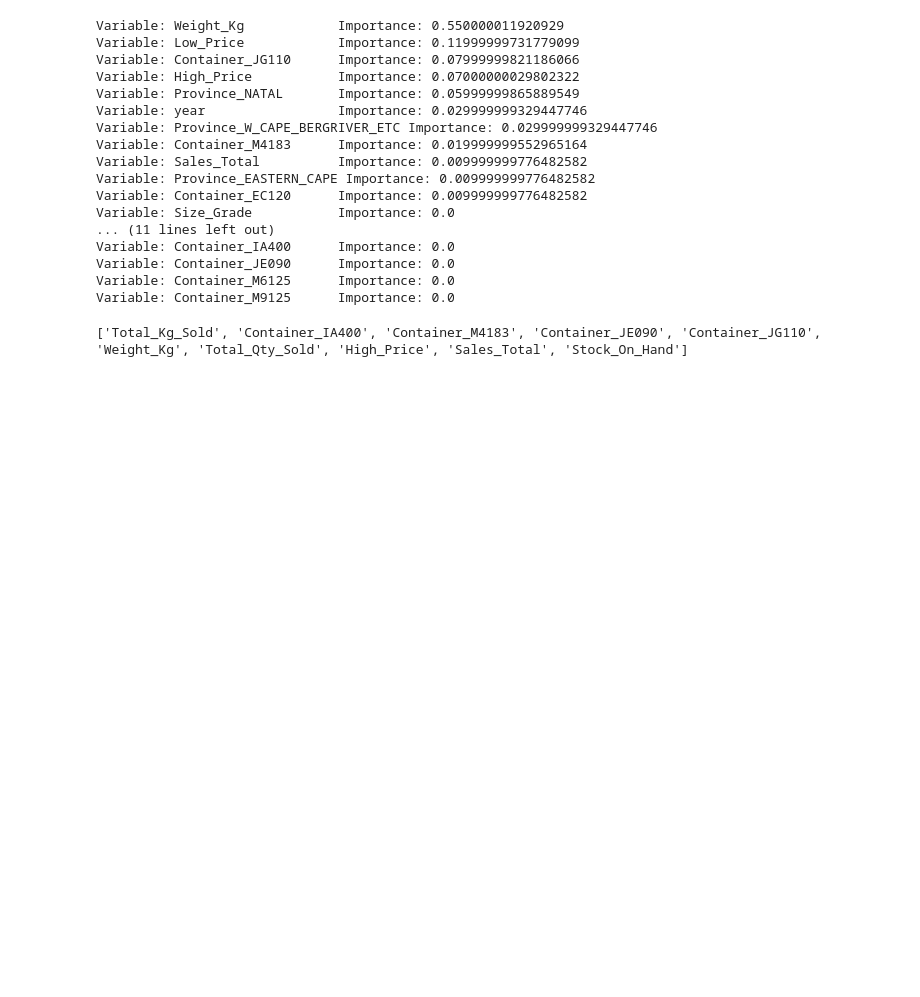
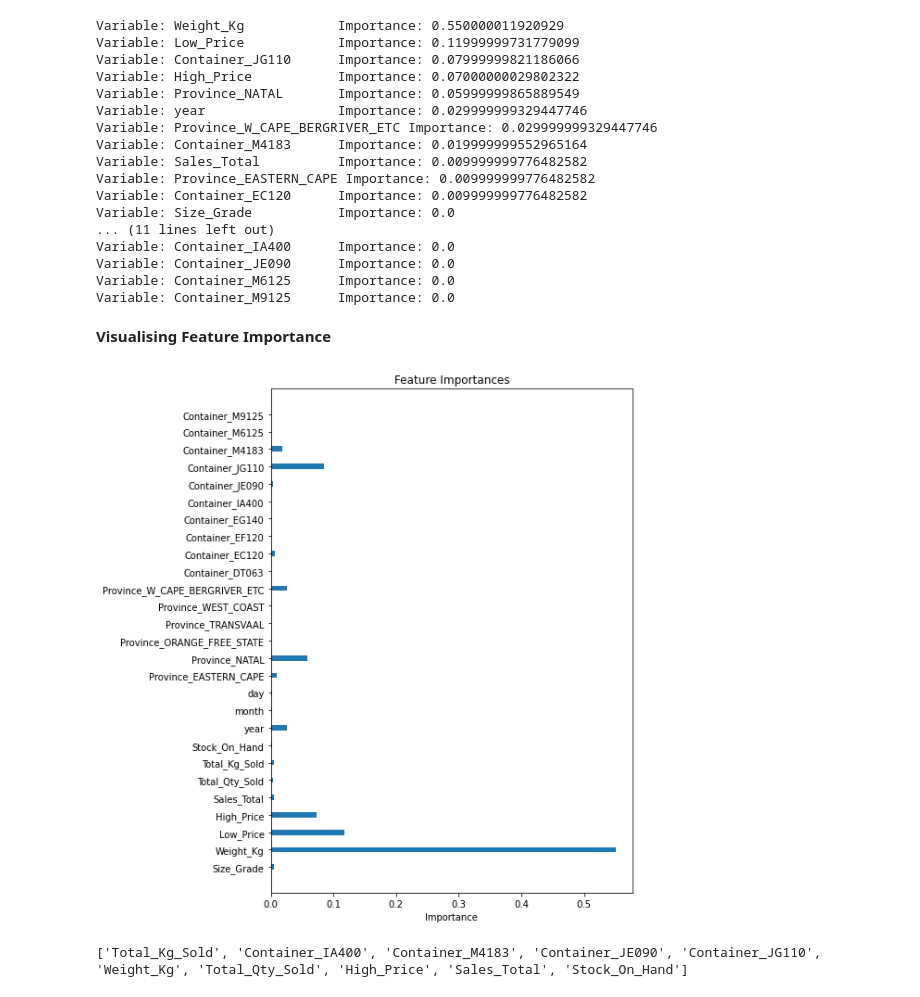
Before and after one commit to Zdithebe96/regression-apples-predict-api-template, a Jupyter notebook: Modeling notebook.ipynb, the cells around one changed output. Drawn from its saved outputs; the diff is of its cells as text; code cells hidden in the pictures; blank space fills up the shorter version.

```diff
--- a/Modeling notebook.ipynb
+++ b/Modeling notebook.ipynb
@@ -464,6 +466,20 @@ Variable: Container_IA400      Importance: 0.0
 Variable: Container_JE090      Importance: 0.0
 Variable: Container_M6125      Importance: 0.0
 Variable: Container_M9125      Importance: 0.0
+# %% [markdown]
+**Visualising Feature Importance**
+# %%
+
+plt.figure(figsize=(7, 10))
+
+
+plt.barh(x_values,importances, height =0.3)
+plt.title('Feature Importances')
+plt.yticks(x_values, feature_list)
+plt.xlabel('Importance')
+plt.show()
+# %% [output]
+[figure, added]
 # %%
 #SELECTING IMPORTANT FEATURES
 
```
Also changed, not shown: parts of 1 cell of this notebook, 4 other files.
